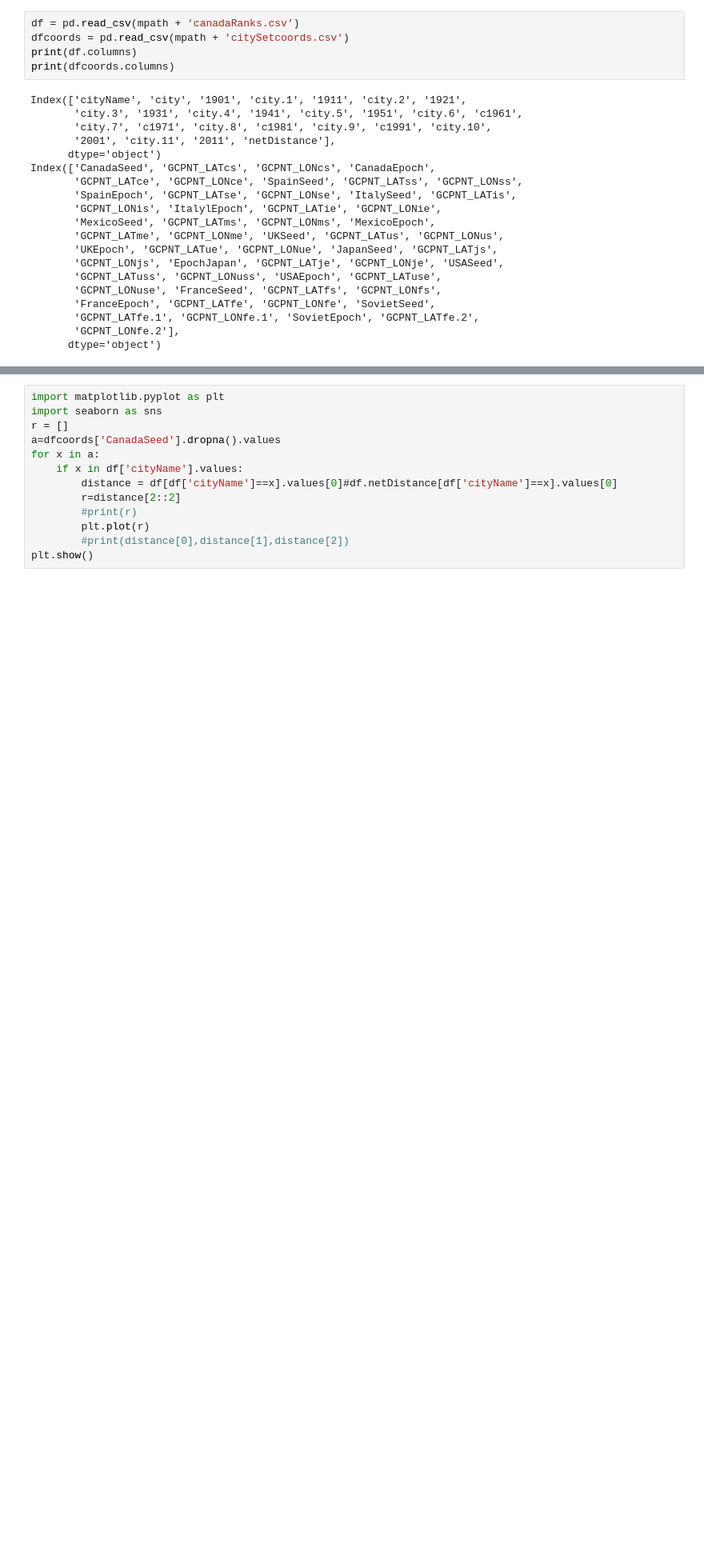
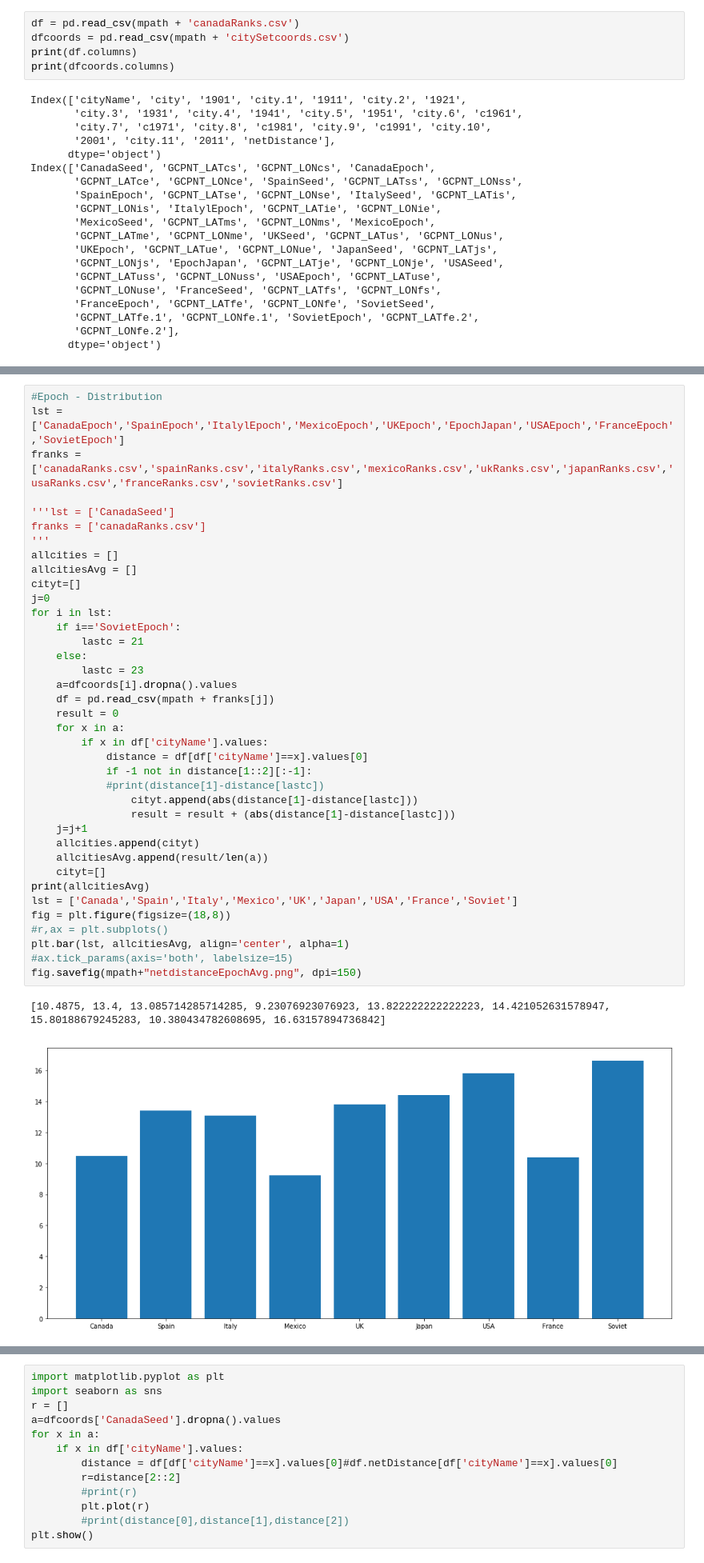
Before and after one commit to rmurcioUCL/RankDiversity, a Jupyter notebook: code/rankcities.ipynb, the cells around one changed output, grey strips where cells are left out. Shown: that part at 80% size. Saved outputs shown, nothing was run; the diff lists cells and outputs as text; blank space fills up the shorter version.

```diff
--- a/code/rankcities.ipynb
+++ b/code/rankcities.ipynb
@@ -353,0 +401,41 @@ Index(['CanadaSeed', 'GCPNT_LATcs', 'GCPNT_LONcs', 'CanadaEpoch',
+# %%
+#Epoch - Distribution
+lst = ['CanadaEpoch','SpainEpoch','ItalylEpoch','MexicoEpoch','UKEpoch','EpochJapan','USAEpoch','FranceEpoch','SovietEpoch']
+franks = ['canadaRanks.csv','spainRanks.csv','italyRanks.csv','mexicoRanks.csv','ukRanks.csv','japanRanks.csv','usaRanks.csv','franceRanks.csv','sovietRanks.csv']
+
+'''lst = ['CanadaSeed']
+franks = ['canadaRanks.csv']
+'''
+allcities = []
+allcitiesAvg = []
+cityt=[]
+j=0
+for i in lst:
+    if i=='SovietEpoch':
+        lastc = 21
+    else:
+        lastc = 23
+    a=dfcoords[i].dropna().values
+    df = pd.read_csv(mpath + franks[j])
+    result = 0
+    for x in a:
+        if x in df['cityName'].values:
+            distance = df[df['cityName']==x].values[0]
+            if -1 not in distance[1::2][:-1]:
+            #print(distance[1]-distance[lastc])
+                cityt.append(abs(distance[1]-distance[lastc]))
+                result = result + (abs(distance[1]-distance[lastc]))
+    j=j+1
+    allcities.append(cityt)
+    allcitiesAvg.append(result/len(a))
+    cityt=[]
+print(allcitiesAvg)
+lst = ['Canada','Spain','Italy','Mexico','UK','Japan','USA','France','Soviet']
+fig = plt.figure(figsize=(18,8))
+#r,ax = plt.subplots()
+plt.bar(lst, allcitiesAvg, align='center', alpha=1)
+#ax.tick_params(axis='both', labelsize=15)
+fig.savefig(mpath+"netdistanceEpochAvg.png", dpi=150)
+# %% [output]
+[10.4875, 13.4, 13.085714285714285, 9.23076923076923, 13.822222222222223, 14.421052631578947, 15.80188679245283, 10.380434782608695, 16.63157894736842]
+[figure, added]
```
Also changed, not shown: parts of 12 cells of this notebook, 5 other files.
